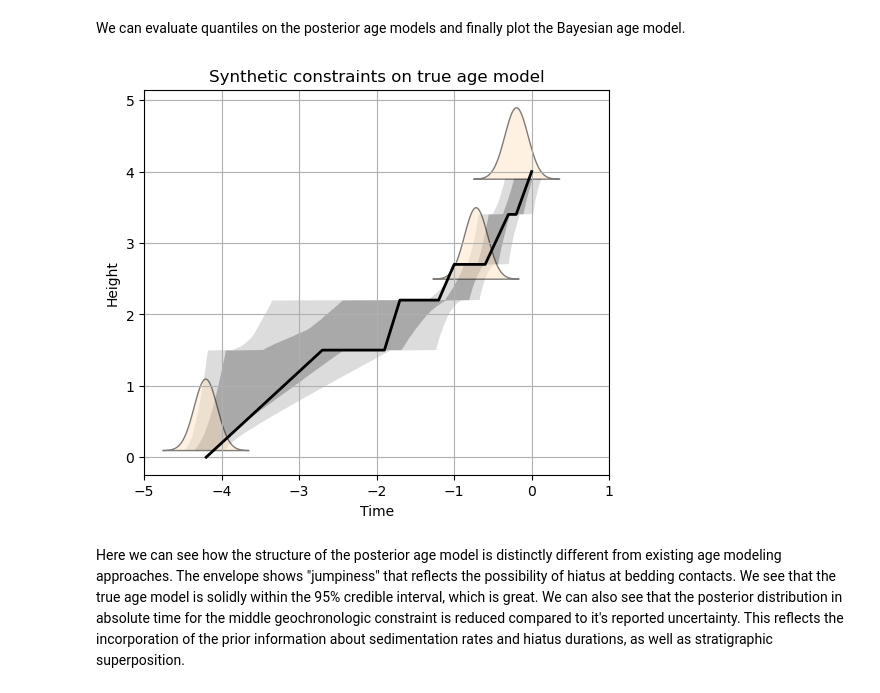
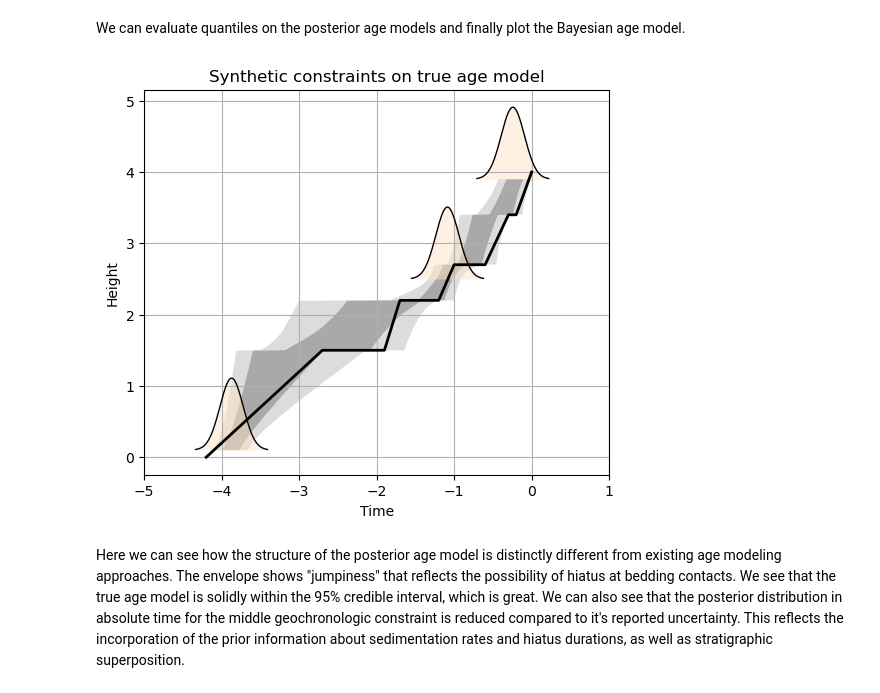
Before and after one commit to sarttiso/stratage, a Jupyter notebook: docs/toy-example.ipynb, the cells around one changed output. Cells and saved outputs as stored; diff of their text form; code cells hidden in the pictures.

```diff
--- a/docs/toy-example.ipynb
+++ b/docs/toy-example.ipynb
@@ -181,5 +183,5 @@ For various reasons, the time increment distributions are evaluated numerically.
 # %%
-geochron = Geochron(constraint_heights, constraint_rvs, 0.01, prob_threshold=1e-4, neighbors='all')
+geochron = Geochron(constraint_heights, constraint_rvs, nt=500, ndt=100, prob_threshold=1e-3, neighbors='all')
 # %% [markdown]
 Here we plot the time increment distributions using `Geochron.plot_increment_pdfs()`. The heights of the pairs of constraints for each time increment are labeled on the left side of the graph. From the principle of stratigraphic superposition, time increments are always positive.
 # %%
@@ -417,30 +420,30 @@ We can evaluate quantiles on the posterior age models and finally plot the Bayes
 # %%
 # true age model
 t_true, z_true = stratage.age_depth(units, times)
 # parameters for plotting pdfs
 tol = 3
 scale = 1
 
 fig = plt.figure(figsize=(6,5))
 ax = plt.axes()
 
 # posterior predictive models
 ax.fill_betweenx(h, ci_95[0, :], ci_95[1, :], facecolor='gainsboro')
 ax.fill_betweenx(h, ci_68[0, :], ci_68[1, :], facecolor='darkgrey')
 
 # true age model and constraints
-geochron.plot_constraints(ax=ax, facecolor='bisque', alpha=0.5)
+geochron.plot_constraints(ax=ax, fillstyle={'facecolor':'bisque', 'alpha':0.5})
 ax.plot(t_true, z_true, label='true age model', linewidth=2, color='k')
 
 ax.grid()
 ax.set_xlabel('Time')
 ax.set_ylabel('Height')
 ax.set_title('Synthetic constraints on true age model')
 
 ax.set_xlim([-5, 1])
 
 plt.show()
 # %% [output]
-[figure, old version]
+[figure, new version]
 # %% [markdown]
 Here we can see how the structure of the posterior age model is distinctly different from existing age modeling approaches. The envelope shows "jumpiness" that reflects the possibility of hiatus at bedding contacts. We see that the true age model is solidly within the 95% credible interval, which is great. We can also see that the posterior distribution in absolute time for the middle geochronologic constraint is reduced compared to it's reported uncertainty. This reflects the incorporation of the prior information about sedimentation rates and hiatus durations, as well as stratigraphic superposition.
```
Also changed, not shown: parts of 7 cells of this notebook, 1 other file.
